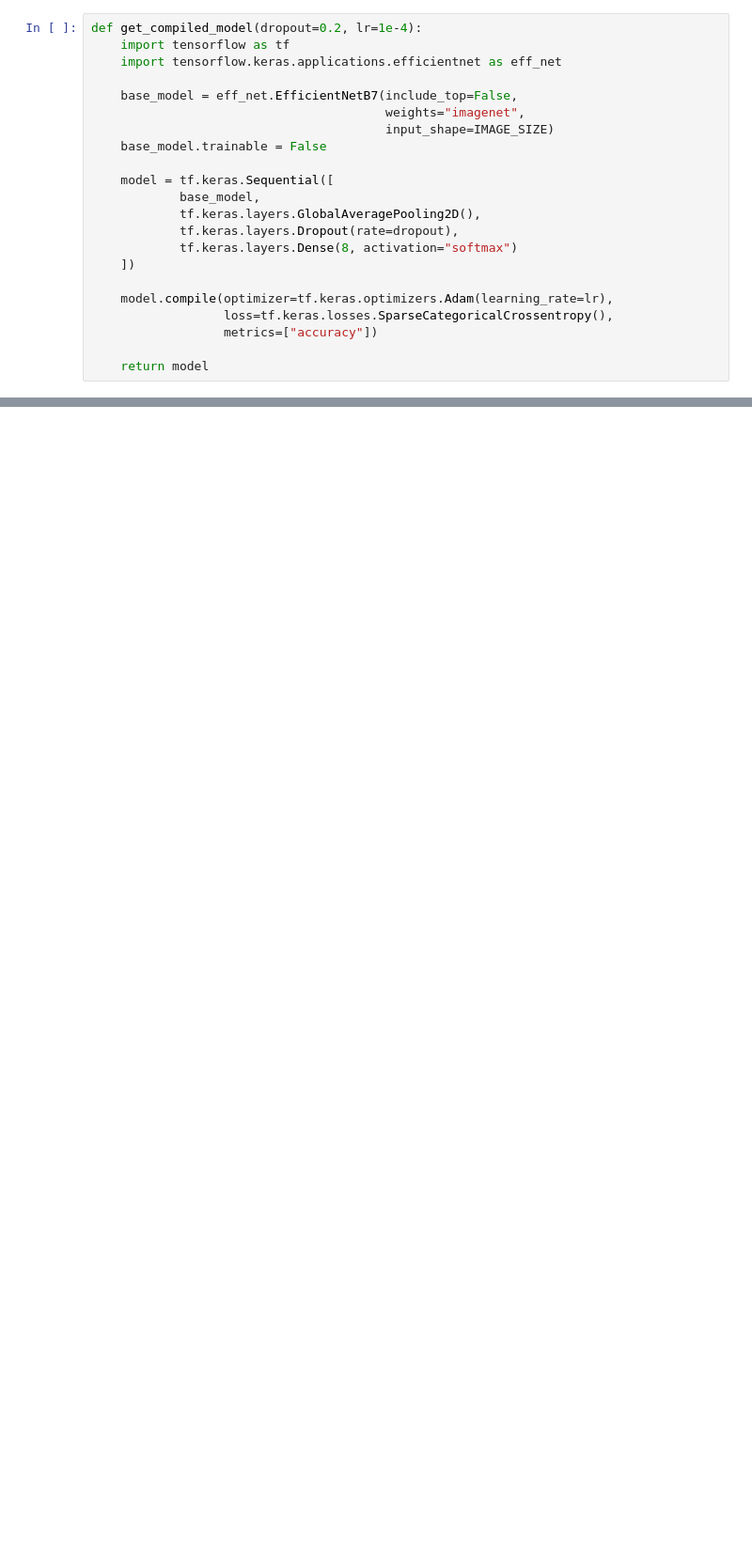
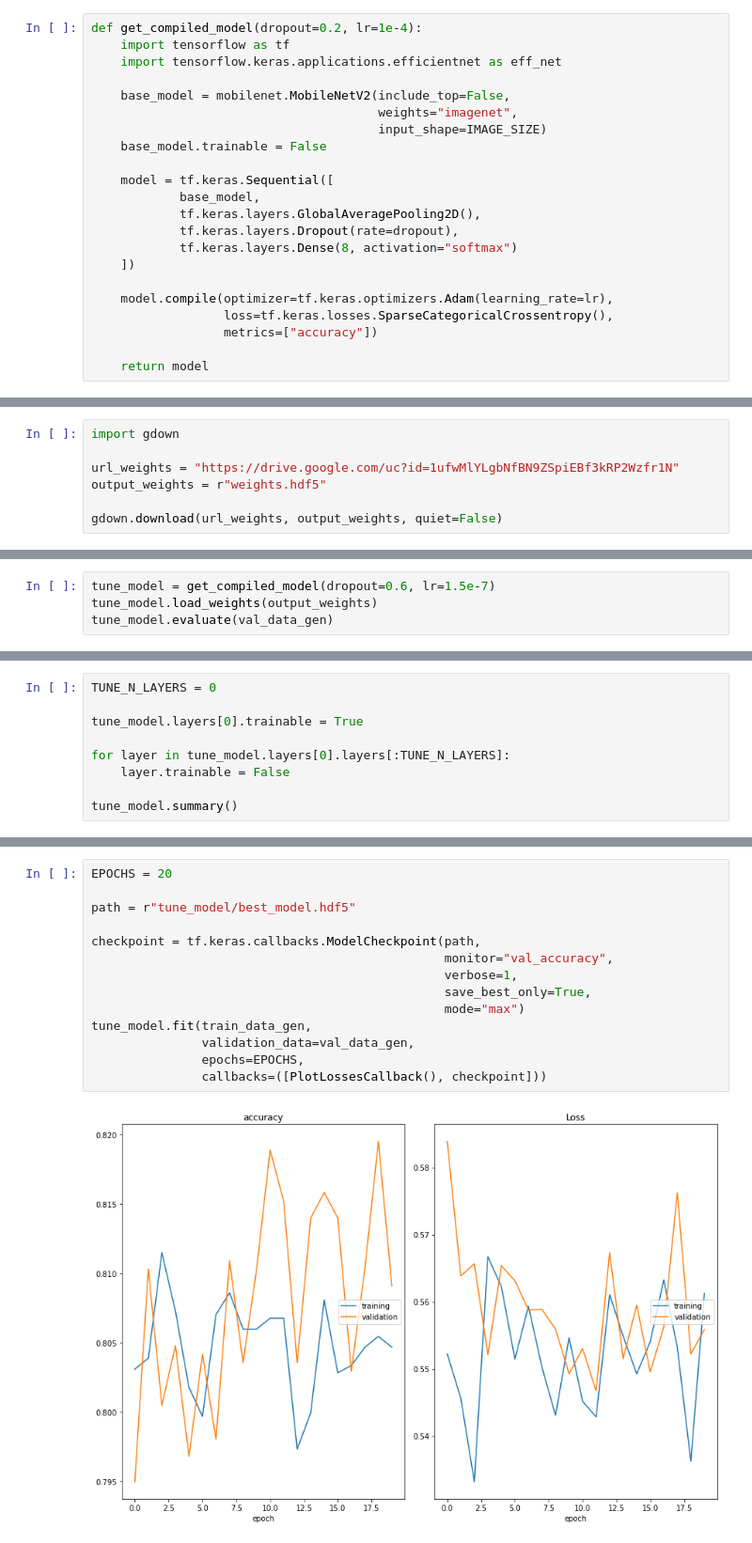
Before and after one commit to HardTile/ReCaptcher, a Jupyter notebook: 3 Улучшение модели.ipynb, the cells around one changed output, grey strips where cells are left out. Shown: that part at 94% size. Saved outputs shown, nothing was run; the diff lists cells and outputs as text; blank space fills up the shorter version.

Commit message:
Changing EfficientNetB7 to MobileNetV2

```diff
--- a/3 Улучшение модели.ipynb
+++ b/3 Улучшение модели.ipynb
@@ -49,9 +49,9 @@ def get_compiled_model(dropout=0.2, lr=1e-4):
     import tensorflow as tf
     import tensorflow.keras.applications.efficientnet as eff_net
 
-    base_model = eff_net.EfficientNetB7(include_top=False,
-                                        weights="imagenet",
-                                        input_shape=IMAGE_SIZE)
+    base_model = mobilenet.MobileNetV2(include_top=False,
+                                       weights="imagenet",
+                                       input_shape=IMAGE_SIZE)
     base_model.trainable = False
 
     model = tf.keras.Sequential([
@@ -93,0 +69,7 @@ Epoch 00050: val_accuracy did not improve from 0.82873
+# %%
+import gdown
+
+url_weights = "https://drive.google.com/uc?id=1ufwMlYLgbNfBN9ZSpiEBf3kRP2Wzfr1N"
+output_weights = r"weights.hdf5"
+
+gdown.download(url_weights, output_weights, quiet=False)
@@ -93,0 +81,4 @@ Epoch 00050: val_accuracy did not improve from 0.82873
+# %%
+tune_model = get_compiled_model(dropout=0.6, lr=1.5e-7)
+tune_model.load_weights(output_weights)
+tune_model.evaluate(val_data_gen)
@@ -93,0 +92,9 @@ Epoch 00050: val_accuracy did not improve from 0.82873
+# %%
+TUNE_N_LAYERS = 0
+
+tune_model.layers[0].trainable = True
+
+for layer in tune_model.layers[0].layers[:TUNE_N_LAYERS]:
+    layer.trainable = False
+
+tune_model.summary()
@@ -93,0 +118,16 @@ Epoch 00050: val_accuracy did not improve from 0.82873
+# %%
+EPOCHS = 20
+
+path = r"tune_model/best_model.hdf5"
+
+checkpoint = tf.keras.callbacks.ModelCheckpoint(path,
+                                                monitor="val_accuracy",
+                                                verbose=1,
+                                                save_best_only=True,
+                                                mode="max")
+tune_model.fit(train_data_gen,
+               validation_data=val_data_gen,
+               epochs=EPOCHS,
+               callbacks=([PlotLossesCallback(), checkpoint]))
+# %% [output]
+[figure, added]
```
Also changed, not shown: parts of 9 cells of this notebook, 10 other files.
